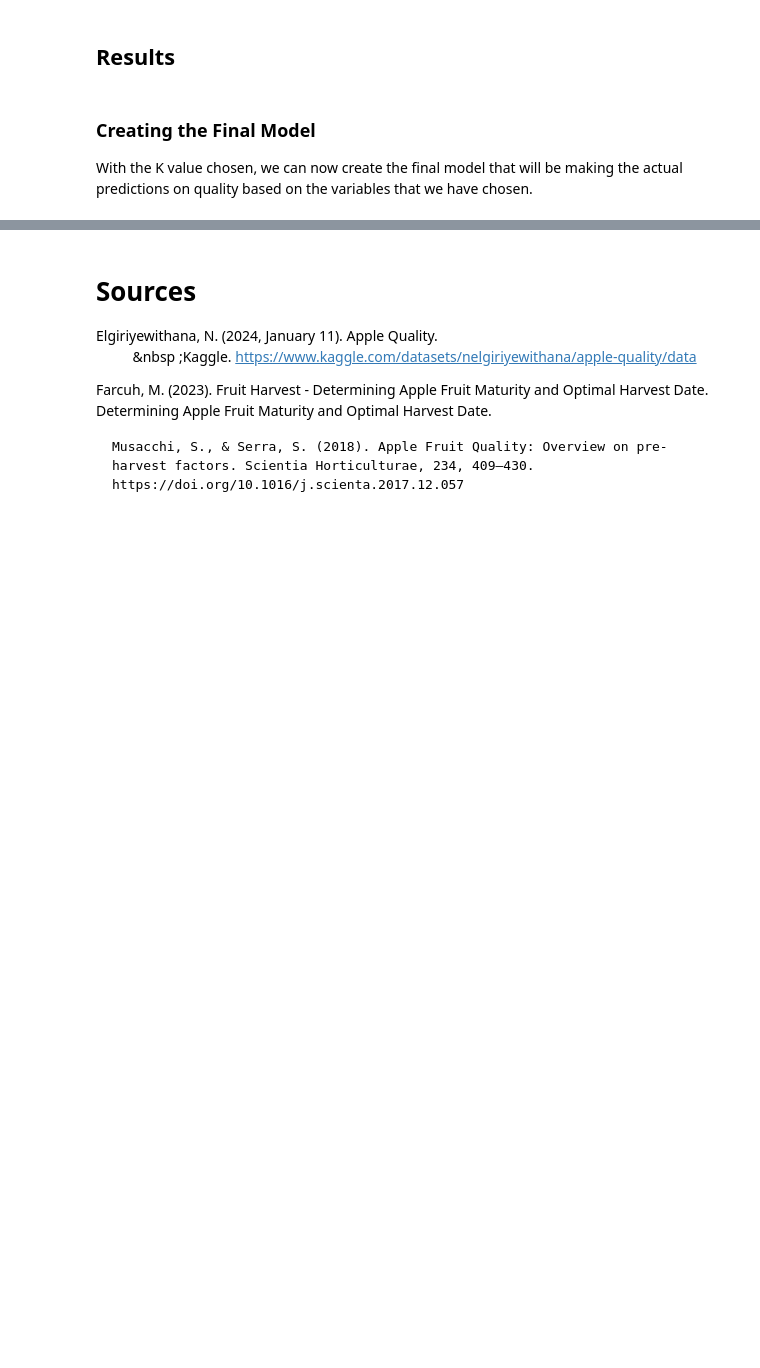
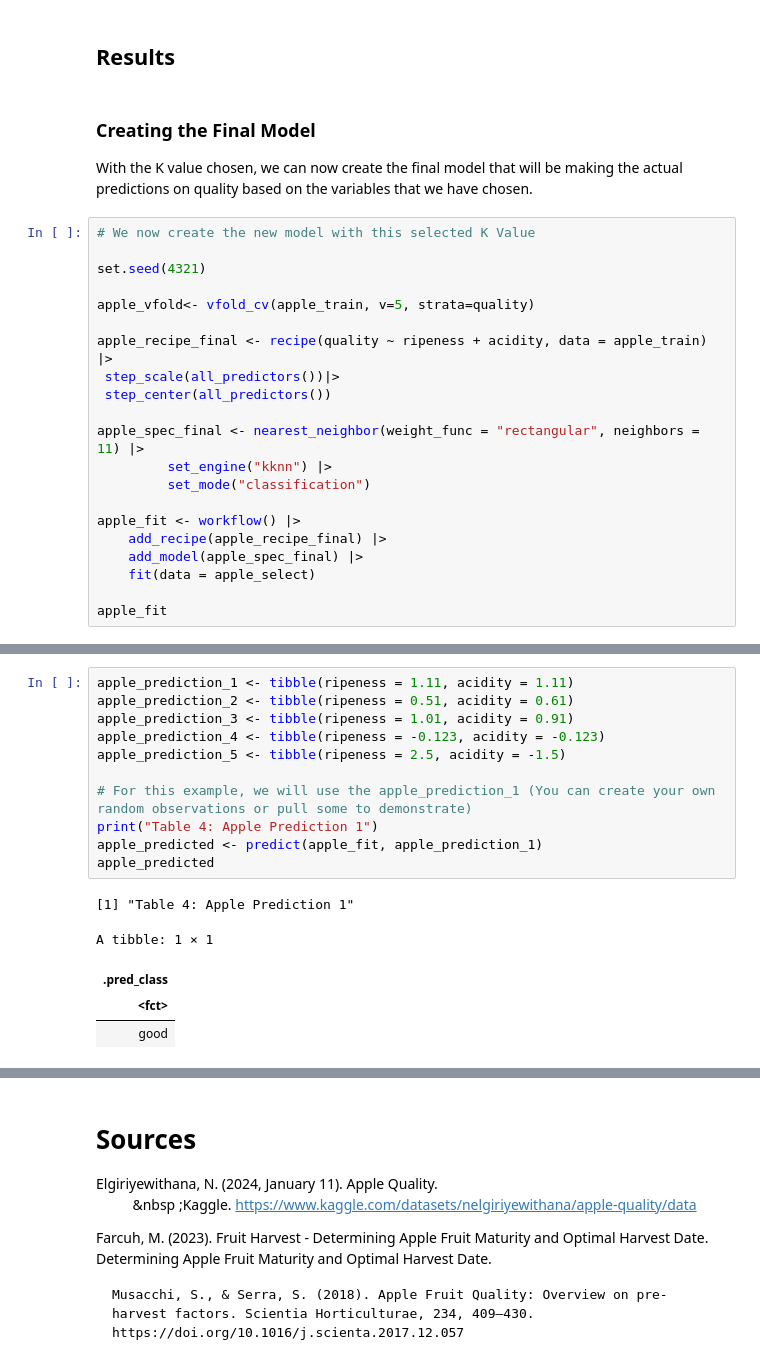
Before and after one commit to Ethkazin/DSCI-100-Group-Project, a Jupyter notebook: Final Report.ipynb, the cells around one changed output, grey strips where cells are left out. Drawn from its saved outputs; the diff is of its cells as text; blank space fills up the shorter version.

```diff
--- a/Final Report.ipynb
+++ b/Final Report.ipynb
@@ -180,3 +180,24 @@ accuracies_k
 # %% [markdown]
 ### Creating the Final Model
 With the K value chosen, we can now create the final model that will be making the actual predictions on quality based on the variables that we have chosen.
+# %%
+# We now create the new model with this selected K Value
+
+set.seed(4321)
+
+apple_vfold<- vfold_cv(apple_train, v=5, strata=quality)
+
+apple_recipe_final <- recipe(quality ~ ripeness + acidity, data = apple_train) |>
+ step_scale(all_predictors())|>
+ step_center(all_predictors())
+
+apple_spec_final <- nearest_neighbor(weight_func = "rectangular", neighbors = 11) |>
+         set_engine("kknn") |>
+         set_mode("classification")
+
+apple_fit <- workflow() |>
+    add_recipe(apple_recipe_final) |>
+    add_model(apple_spec_final) |>
+    fit(data = apple_select)
+
+apple_fit
@@ -182,0 +228,17 @@ With the K value chosen, we can now create the final model that will be making t
+# %%
+apple_prediction_1 <- tibble(ripeness = 1.11, acidity = 1.11)
+apple_prediction_2 <- tibble(ripeness = 0.51, acidity = 0.61)
+apple_prediction_3 <- tibble(ripeness = 1.01, acidity = 0.91)
+apple_prediction_4 <- tibble(ripeness = -0.123, acidity = -0.123)
+apple_prediction_5 <- tibble(ripeness = 2.5, acidity = -1.5)
+
+# For this example, we will use the apple_prediction_1 (You can create your own random observations or pull some to demonstrate)
+print("Table 4: Apple Prediction 1")
+apple_predicted <- predict(apple_fit, apple_prediction_1)
+apple_predicted
+# %% [output]
+[1] "Table 4: Apple Prediction 1"
+A tibble: 1 × 1
+| .pred_class |
+| <fct> |
+| good |
```
Also changed, not shown: parts of 5 cells of this notebook.
